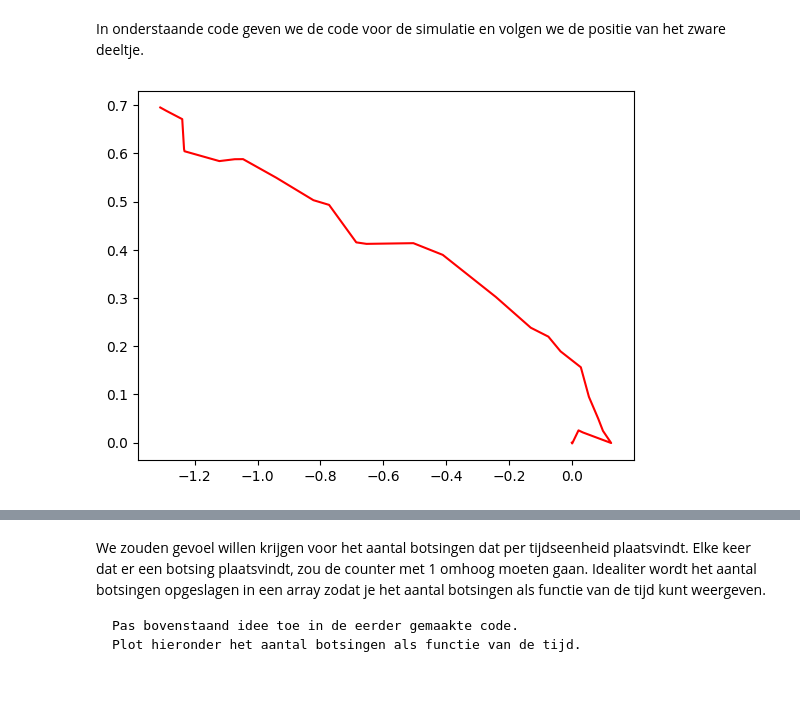
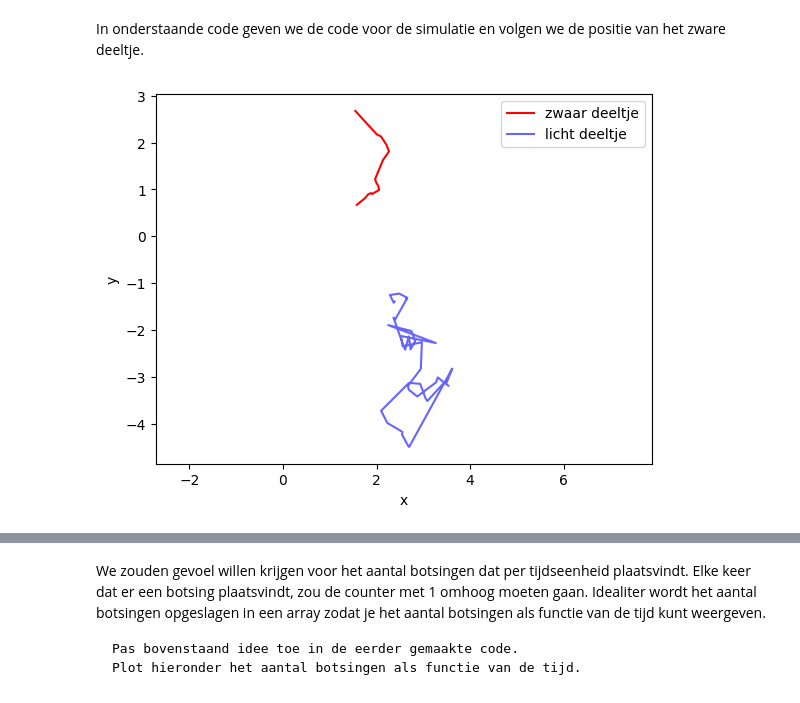
Before and after one commit to thijnholswilder/T_Holswilder, a Jupyter notebook: Content/PySim/4_brownianmotion.ipynb, the cells around one changed output, grey strips where cells are left out. Saved outputs shown, nothing was run; the diff lists cells and outputs as text; code cells hidden in the pictures.

````diff
--- a/Content/PySim/4_brownianmotion.ipynb
+++ b/Content/PySim/4_brownianmotion.ipynb
@@ -86,3 +87,5 @@ Voeg voor deze regel goede metadata toe.
+# %%
+particles.append(ParticleClass(m=20.0, v=[0, 0], r=[0, 0], R=0.5, c='red'))  #deze regel
 # %% [markdown]
 Er is een doos vol met deeltjes op willekeurige positie aangemaakt.
 We willen kijken waar de deeltjes zijn terechtgekomen.
@@ -158,36 +189,38 @@ In onderstaande code geven we de code voor de simulatie en volgen we de positie
 # %%
 # tracken van het zware deeltje
 track_x = []
 track_y = []
 
-#your code/answer
-
-#your code/answer
-
-#your code/answer
+# tracken van een licht deeltje (bijv. eerste deeltje)
+track_x_light = []
+track_y_light = []
 
 for i in range(400):
-#your code/answer
 
     for p in particles:
-        p.update_position()    # Update positie
-        p.boxcollision()         # Wandbotsing werkt per deeltje
+        p.update_position()     # Update positie
+        p.boxcollision()        # Wandbotsing werkt per deeltje
 
     handle_collisions(particles)
 
-#your code/answer
-
+    # zwaar deeltje (laatste in de lijst)
     track_x.append(particles[N-1].r[0])
     track_y.append(particles[N-1].r[1])
 
-#your code/answer
+    # licht deeltje (eerste in de lijst)
+    track_x_light.append(particles[0].r[0])
+    track_y_light.append(particles[0].r[1])
 
 plt.figure()
-plt.plot(track_x,track_y,'r')
-#your code/answer
+plt.plot(track_x, track_y, 'r', label='zwaar deeltje')
+plt.plot(track_x_light, track_y_light, 'b', alpha=0.6, label='licht deeltje')
+plt.xlabel('x')
+plt.ylabel('y')
+plt.legend()
+plt.axis('equal')
 plt.show()
 # %% [output]
-[figure, old version]
+[figure, new version]
 # %% [markdown]
 ```{exercise} Brownian motion in beeld
 :label: ex-brownian-3
````
Also changed, not shown: parts of 6 cells of this notebook, 5 other files.
